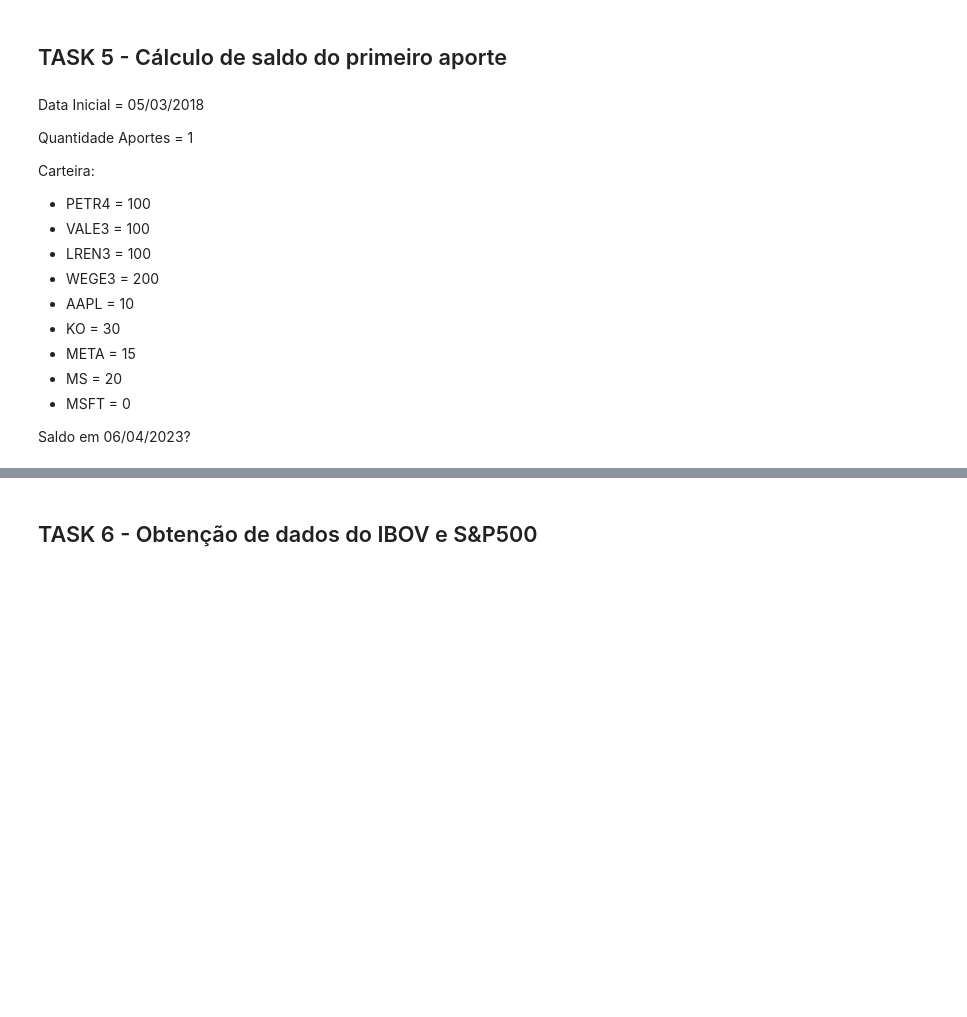
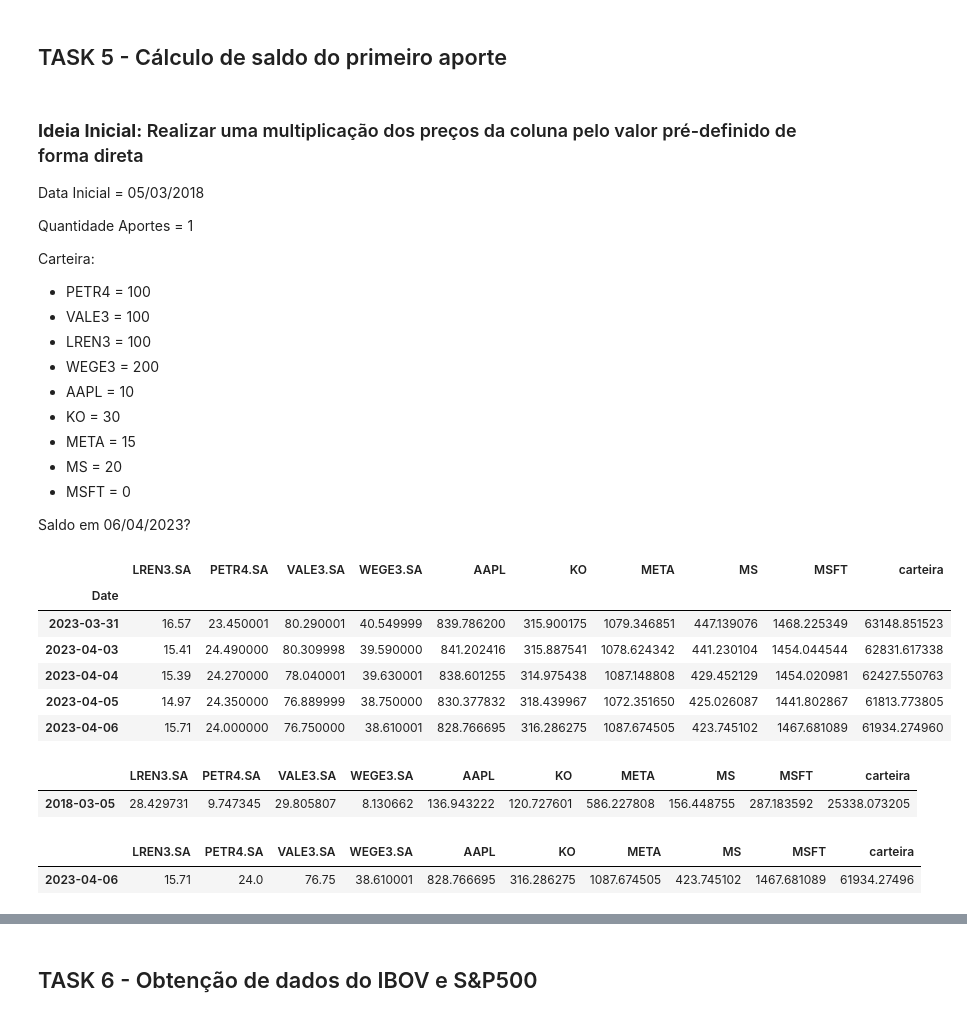
Before and after one commit to matheuslbrito/Estudos, a Jupyter notebook: ExercícioMentoria2.ipynb, the cells around one changed output, grey strips where cells are left out. Drawn from its saved outputs; the diff is of its cells as text; code cells hidden in the pictures; blank space fills up the shorter version.

```diff
--- a/ExercícioMentoria2.ipynb
+++ b/ExercícioMentoria2.ipynb
@@ -296,6 +314,8 @@ portfolio.tail()
 # %% [markdown]
 ## TASK 5 - Cálculo de saldo do primeiro aporte
 # %% [markdown]
+### **Ideia Inicial:** Realizar uma multiplicação dos preços da coluna pelo valor pré-definido de forma direta
+
 Data Inicial = 05/03/2018
 
 Quantidade Aportes = 1
@@ -312,3 +332,55 @@ Carteira:
 * MSFT = 0
 
 Saldo em 06/04/2023?
+# %%
+# Definição das quantidades em variáveis
+
+qtd_PETR4 = 100
+qtd_VALE3 = 100
+qtd_LREN3 = 100
+qtd_WEGE3 = 200
+qtd_AAPL = 10
+qtd_KO = 30
+qtd_META = 15
+qtd_MS = 20
+qtd_MSFT = 0
+
+# Realização da multiplicação
+
+portfolio['carteira'] = (portfolio['PETR4.SA'] * qtd_PETR4 +
+                         portfolio['VALE3.SA'] * qtd_VALE3 +
+                         portfolio['LREN3.SA'] * qtd_LREN3 +
+                         portfolio['WEGE3.SA'] * qtd_WEGE3 +
+                         portfolio['AAPL'] * qtd_AAPL +
+                         portfolio['KO'] * qtd_KO +
+                         portfolio['META'] * qtd_META +
+                         portfolio['MS'] * qtd_MS +
+                         portfolio['MSFT'] * qtd_MSFT)
+
+portfolio.tail()
+# %% [output]
+|  | LREN3.SA | PETR4.SA | VALE3.SA | WEGE3.SA | AAPL | KO | META | MS | MSFT | carteira |
+| Date |  |  |  |  |  |  |  |  |  |  |
+| 2023-03-31 | 16.57 | 23.450001 | 80.290001 | 40.549999 | 839.786200 | 315.900175 | 1079.346851 | 447.139076 | 1468.225349 | 63148.851523 |
+| 2023-04-03 | 15.41 | 24.490000 | 80.309998 | 39.590000 | 841.202416 | 315.887541 | 1078.624342 | 441.230104 | 1454.044544 | 62831.617338 |
+| 2023-04-04 | 15.39 | 24.270000 | 78.040001 | 39.630001 | 838.601255 | 314.975438 | 1087.148808 | 429.452129 | 1454.020981 | 62427.550763 |
+| 2023-04-05 | 14.97 | 24.350000 | 76.889999 | 38.750000 | 830.377832 | 318.439967 | 1072.351650 | 425.026087 | 1441.802867 | 61813.773805 |
+| 2023-04-06 | 15.71 | 24.000000 | 76.750000 | 38.610001 | 828.766695 | 316.286275 | 1087.674505 | 423.745102 | 1467.681089 | 61934.274960 |
+# %%
+# Data aporte: 2018-03-05
+
+precos_aporte = pd.DataFrame(portfolio.loc['2018-03-05']).transpose()
+
+precos_aporte
+# %% [output]
+|  | LREN3.SA | PETR4.SA | VALE3.SA | WEGE3.SA | AAPL | KO | META | MS | MSFT | carteira |
+| 2018-03-05 | 28.429731 | 9.747345 | 29.805807 | 8.130662 | 136.943222 | 120.727601 | 586.227808 | 156.448755 | 287.183592 | 25338.073205 |
+# %%
+# Data final: 2023-04-06
+
+precos_final = pd.DataFrame(portfolio.iloc[-1]).transpose()
+
+precos_final
+# %% [output]
+|  | LREN3.SA | PETR4.SA | VALE3.SA | WEGE3.SA | AAPL | KO | META | MS | MSFT | carteira |
+| 2023-04-06 | 15.71 | 24.0 | 76.75 | 38.610001 | 828.766695 | 316.286275 | 1087.674505 | 423.745102 | 1467.681089 | 61934.27496 |
```
Also changed, not shown: parts of 21 cells of this notebook.
